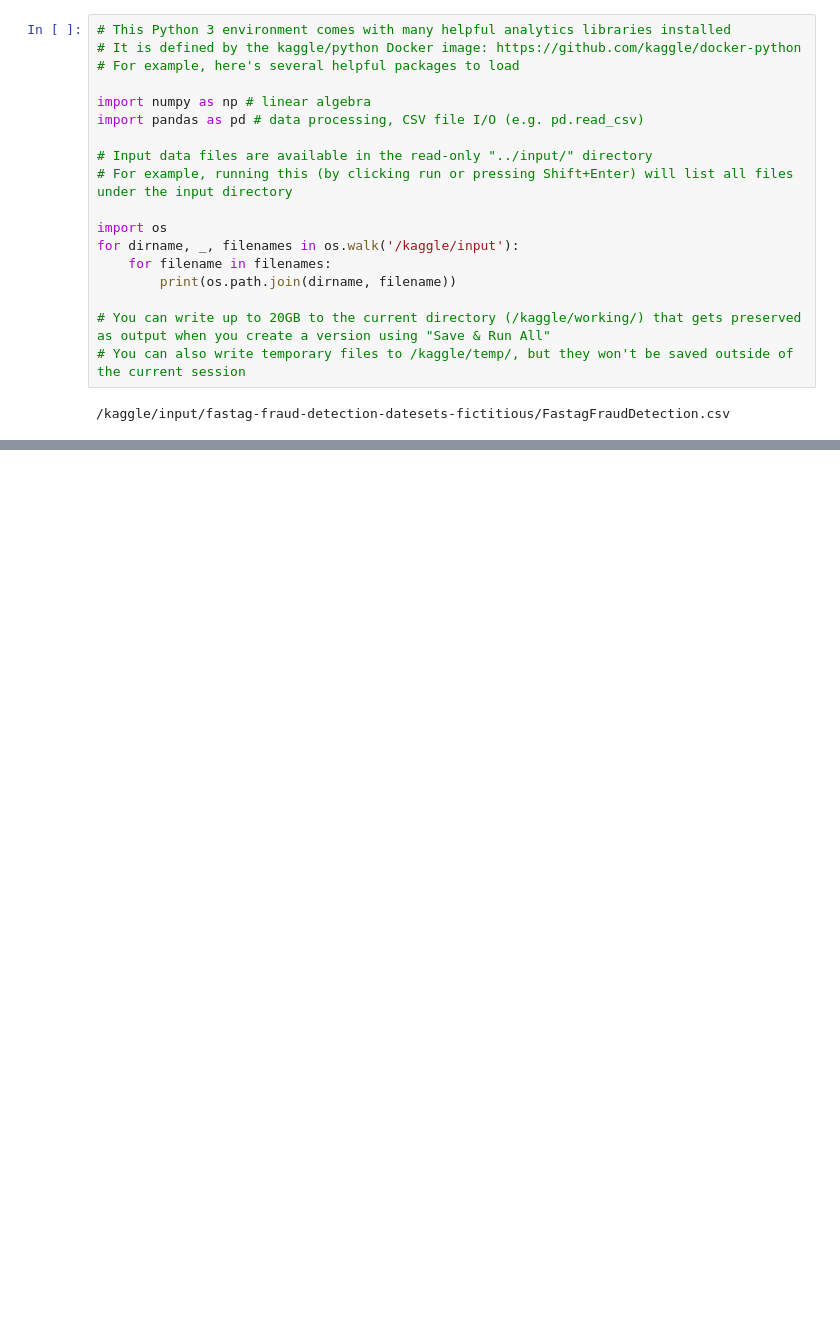
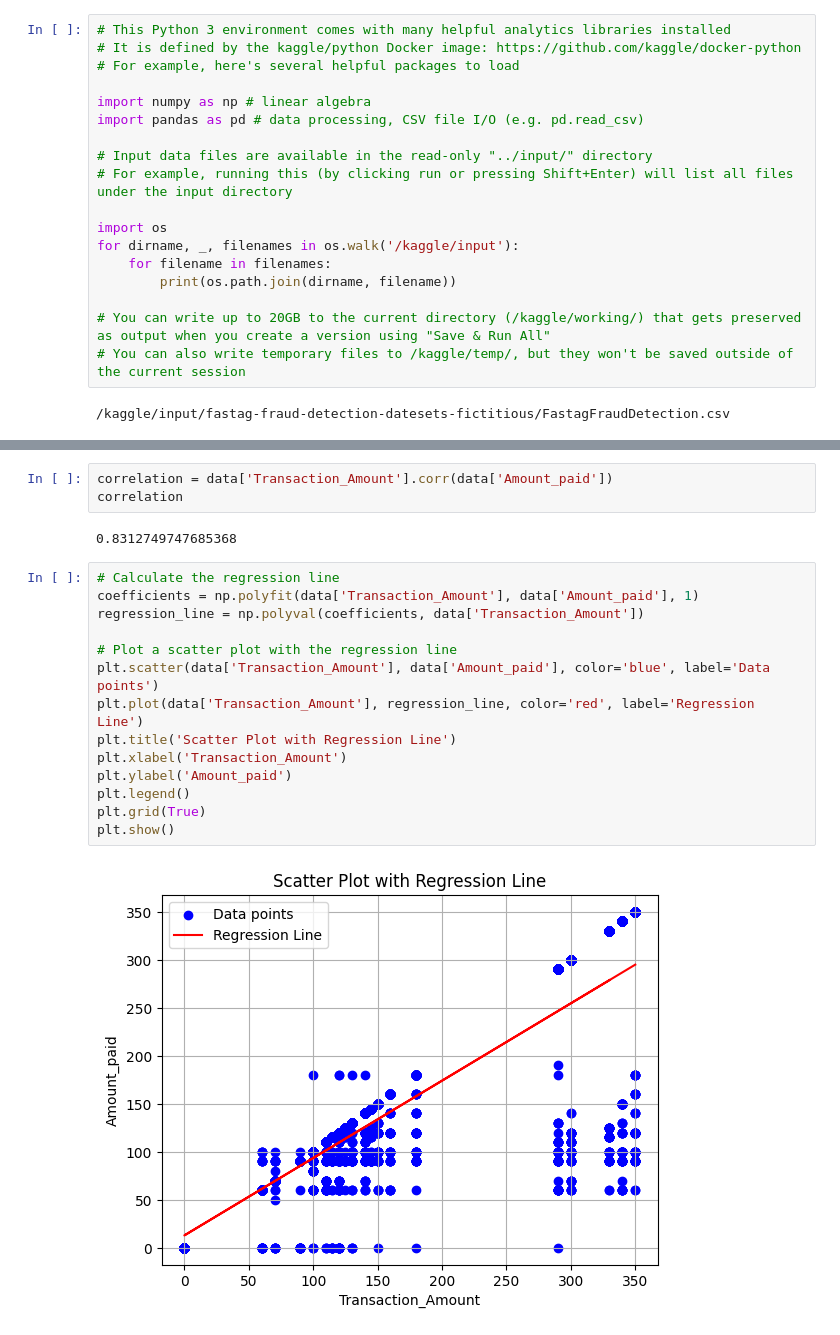
Before and after one commit to VishalDeoPrasad/FastTag-Fraud-Detection, a Jupyter notebook: fasttag-fraud-detection.ipynb, the cells around one changed output, grey strips where cells are left out. Saved outputs shown, nothing was run; the diff lists cells and outputs as text; blank space fills up the shorter version.

```diff
--- a/fasttag-fraud-detection.ipynb
+++ b/fasttag-fraud-detection.ipynb
@@ -20,0 +149,21 @@ for dirname, _, filenames in os.walk('/kaggle/input'):
+# %%
+correlation = data['Transaction_Amount'].corr(data['Amount_paid'])
+correlation
+# %% [output]
+0.8312749747685368
+# %%
+# Calculate the regression line
+coefficients = np.polyfit(data['Transaction_Amount'], data['Amount_paid'], 1)
+regression_line = np.polyval(coefficients, data['Transaction_Amount'])
+
+# Plot a scatter plot with the regression line
+plt.scatter(data['Transaction_Amount'], data['Amount_paid'], color='blue', label='Data points')
+plt.plot(data['Transaction_Amount'], regression_line, color='red', label='Regression Line')
+plt.title('Scatter Plot with Regression Line')
+plt.xlabel('Transaction_Amount')
+plt.ylabel('Amount_paid')
+plt.legend()
+plt.grid(True)
+plt.show()
+# %% [output]
+[figure, added]
```
Also changed, not shown: parts of 33 cells of this notebook.
